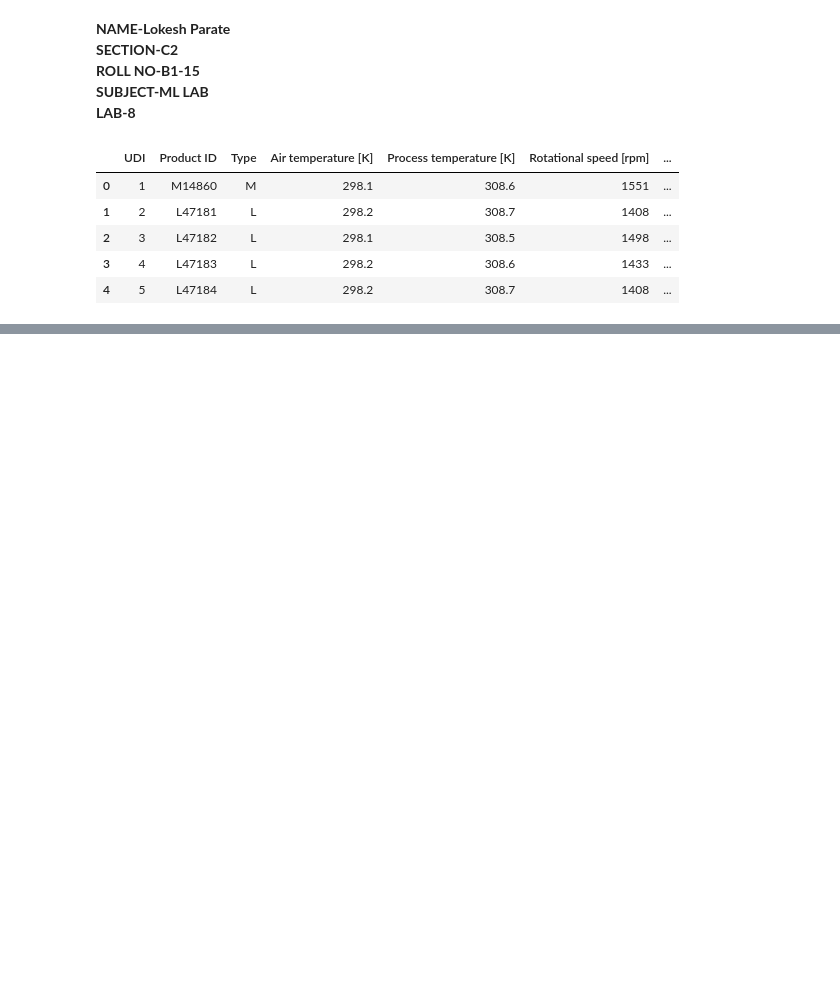
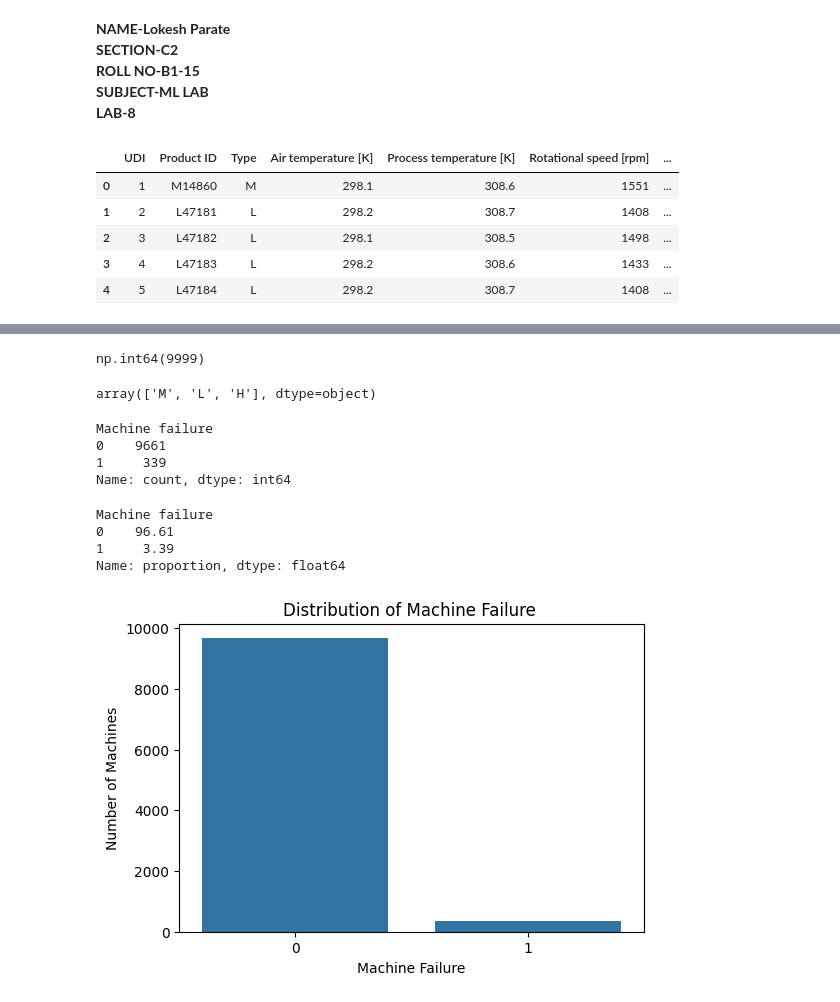
Before and after one commit to lokikun-glitch/Machine-Learning-Projects, a Jupyter notebook: PRACT8.ipynb, the cells around one changed output, grey strips where cells are left out. Saved outputs shown, nothing was run; the diff lists cells and outputs as text; code cells hidden in the pictures; blank space fills up the shorter version.

```diff
--- a/PRACT8.ipynb
+++ b/PRACT8.ipynb
@@ -21,0 +88,31 @@ df.head()
+# %%
+df.isnull().duplicated().sum()
+# %% [output]
+np.int64(9999)
+# %%
+df["Type"].unique()
+# %% [output]
+array(['M', 'L', 'H'], dtype=object)
+# %%
+df["Machine failure"].value_counts()
+# %% [output]
+Machine failure
+0    9661
+1     339
+Name: count, dtype: int64
+# %%
+df["Machine failure"].value_counts(normalize=True)*100
+# %% [output]
+Machine failure
+0    96.61
+1     3.39
+Name: proportion, dtype: float64
+# %%
+plt.figure(figsize=(6,4))
+sns.countplot(x='Machine failure',data=df)
+plt.title('Distribution of Machine Failure ')
+plt.xlabel('Machine Failure')
+plt.ylabel('Number of Machines')
+plt.show()
+# %% [output]
+[figure, added]
```
Also changed, not shown: parts of 34 cells of this notebook.
